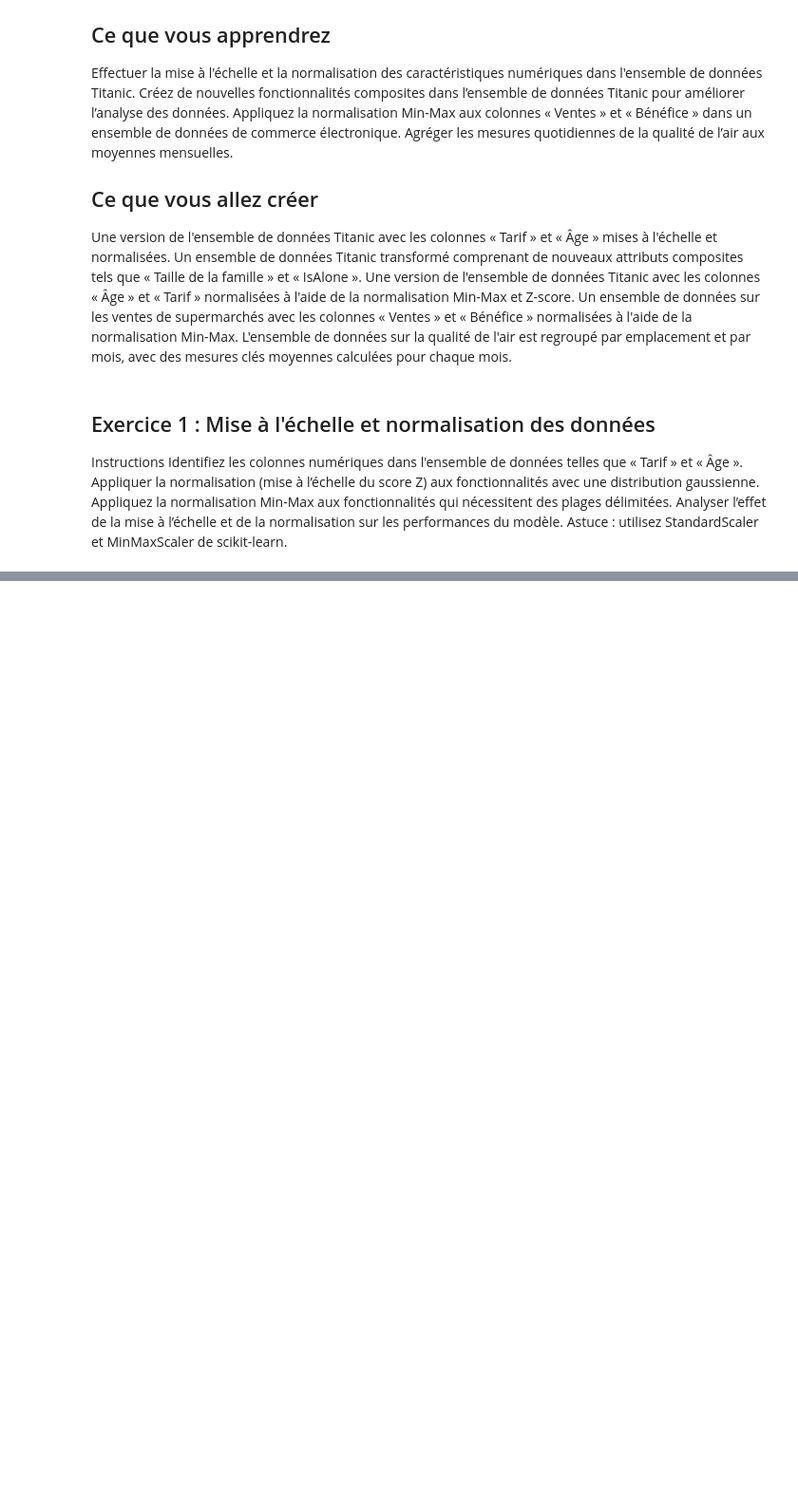
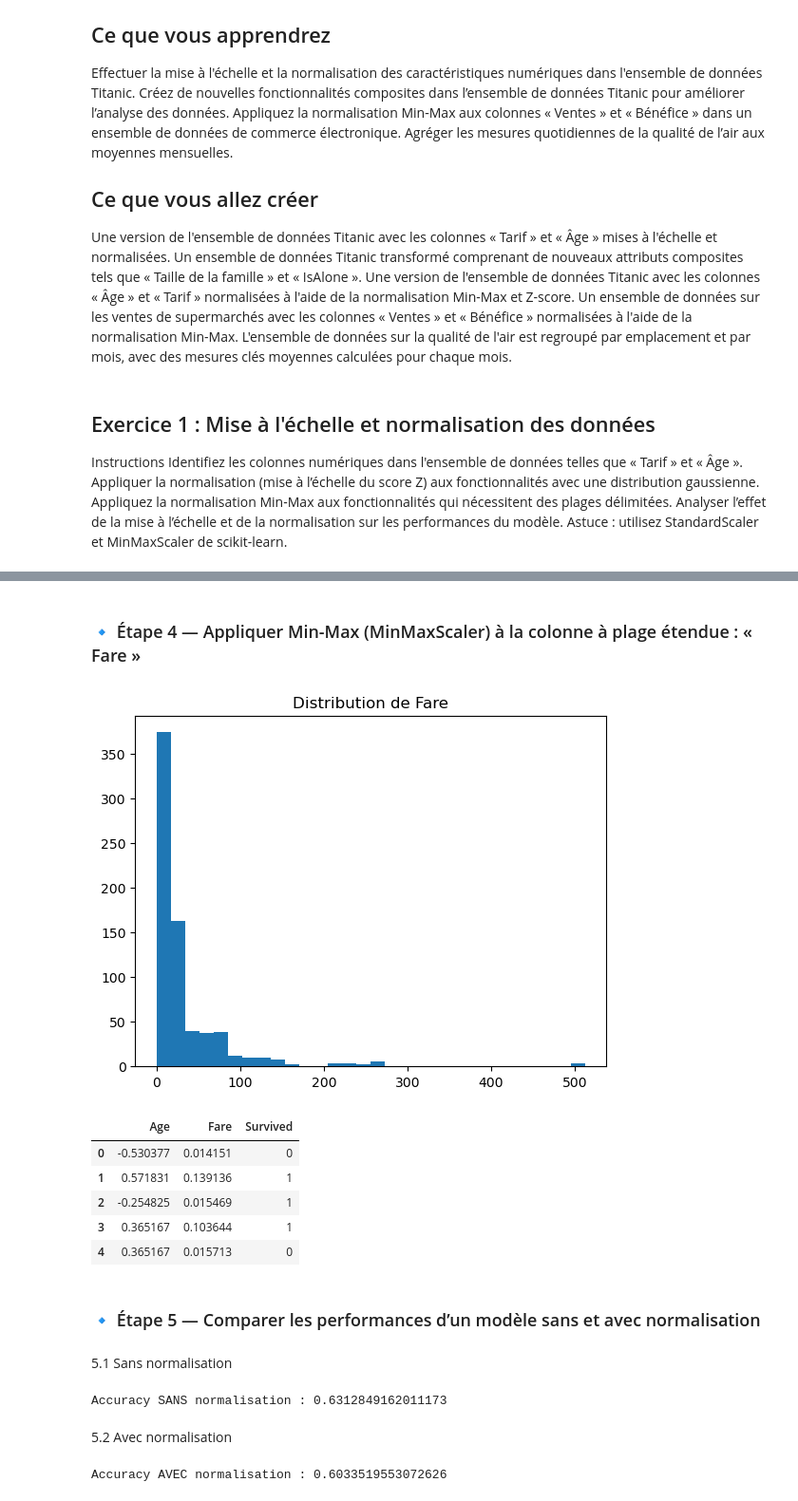
Before and after one commit to Michel836/FSTB_Bootcamp_2025_Repository_Github, a Jupyter notebook: Week02/Day3/data/W02D3_Exercice-XP-Gold.ipynb, the cells around one changed output, grey strips where cells are left out. Shown: that part at 95% size. Drawn from its saved outputs; the diff is of its cells as text; code cells hidden in the pictures; blank space fills up the shorter version.

```diff
--- a/Week02/Day3/data/W02D3_Exercice-XP-Gold.ipynb
+++ b/Week02/Day3/data/W02D3_Exercice-XP-Gold.ipynb
@@ -48,0 +71,56 @@ df.head()
+# %% [markdown]
+### 🔹 Étape 4 — Appliquer Min-Max (MinMaxScaler) à la colonne à plage étendue : « Fare »
+# %%
+from sklearn.preprocessing import MinMaxScaler
+
+# Vérifier la distribution de Fare (histogramme)
+plt.hist(df['Fare'], bins=30)
+plt.title("Distribution de Fare")
+plt.show()
+
+# Fare a une grande dispersion → MinMaxScaler
+scaler_mm = MinMaxScaler()
+df_scaled['Fare'] = scaler_mm.fit_transform(df[['Fare']])
+df_scaled.head()
+# %% [output]
+[figure, added]
+|  | Age | Fare | Survived |
+| 0 | -0.530377 | 0.014151 | 0 |
+| 1 | 0.571831 | 0.139136 | 1 |
+| 2 | -0.254825 | 0.015469 | 1 |
+| 3 | 0.365167 | 0.103644 | 1 |
+| 4 | 0.365167 | 0.015713 | 0 |
+# %% [markdown]
+### 🔹 Étape 5 — Comparer les performances d’un modèle sans et avec normalisation
+# %% [markdown]
+5.1 Sans normalisation
+# %%
+from sklearn.model_selection import train_test_split
+from sklearn.linear_model import LogisticRegression
+from sklearn.metrics import accuracy_score
+
+X = df[['Age', 'Fare']]
+y = df['Survived']
+
+X_train, X_test, y_train, y_test = train_test_split(X, y, random_state=0)
+model_raw = LogisticRegression(max_iter=200)
+model_raw.fit(X_train, y_train)
+y_pred_raw = model_raw.predict(X_test)
+
+print("Accuracy SANS normalisation :", accuracy_score(y_test, y_pred_raw))
+# %% [output]
+Accuracy SANS normalisation : 0.6312849162011173
+# %% [markdown]
+5.2 Avec normalisation
+# %%
+X_scaled = df_scaled[['Age', 'Fare']]
+y_scaled = df_scaled['Survived']  # identique
+
+X_train_s, X_test_s, y_train_s, y_test_s = train_test_split(X_scaled, y_scaled, random_state=0)
+model_scaled = LogisticRegression(max_iter=200)
+model_scaled.fit(X_train_s, y_train_s)
+y_pred_scaled = model_scaled.predict(X_test_s)
+
+print("Accuracy AVEC normalisation :", accuracy_score(y_test_s, y_pred_scaled))
+# %% [output]
+Accuracy AVEC normalisation : 0.6033519553072626
```
Also changed, not shown: parts of 61 cells of this notebook, 2 other files.
